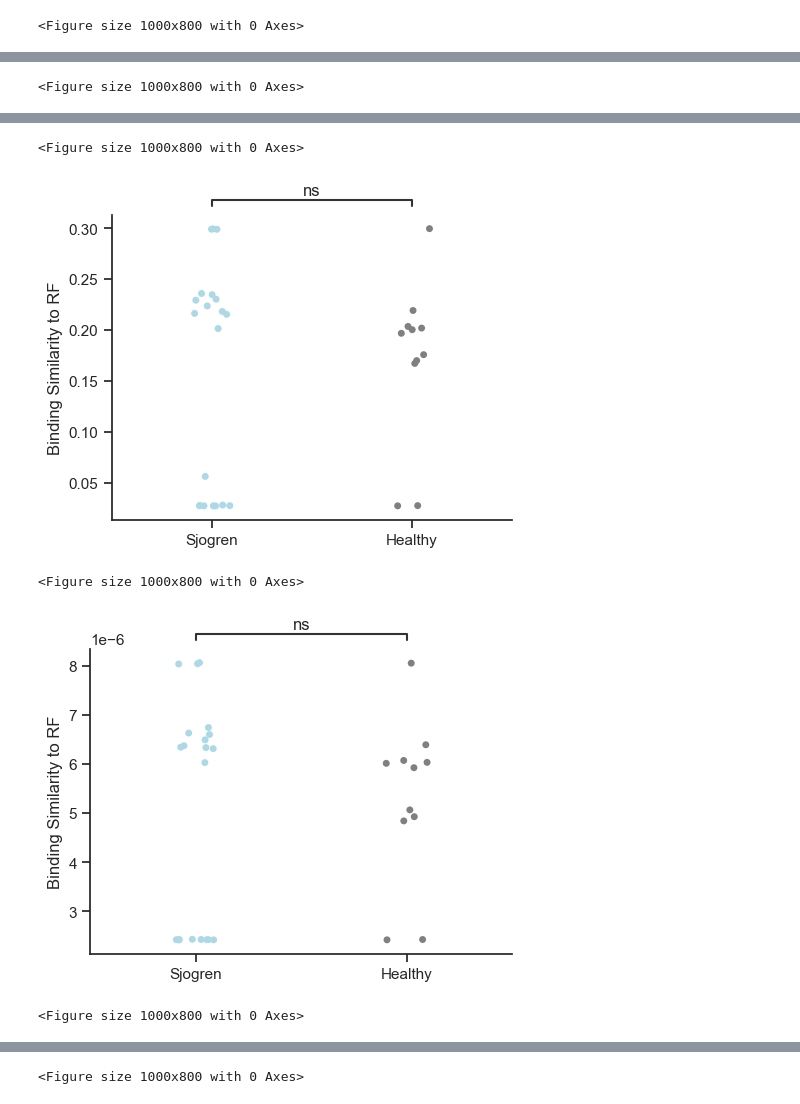
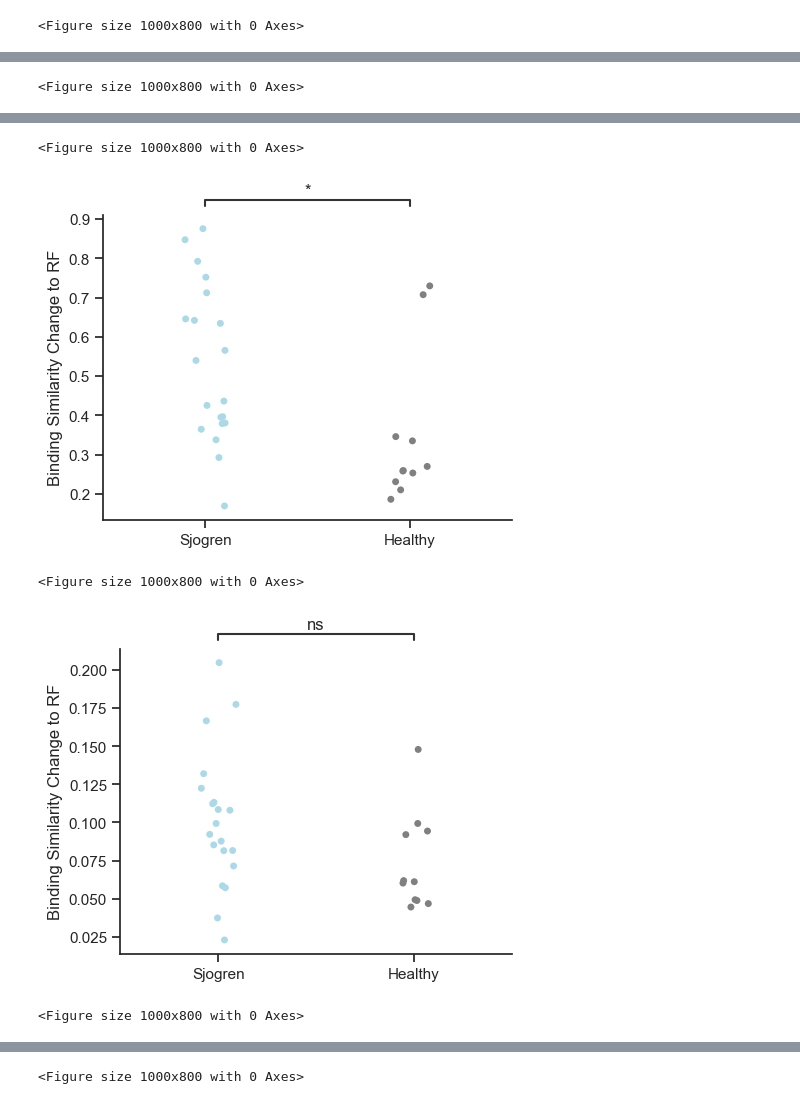
Before and after one commit to DaeheonKwon/Grad_proj, a Jupyter notebook: Class Diversity.ipynb, the cells around one changed output, grey strips where cells are left out. Saved outputs shown, nothing was run; the diff lists cells and outputs as text; code cells hidden in the pictures.

```diff
--- a/Class Diversity.ipynb
+++ b/Class Diversity.ipynb
@@ -433,3 +435,7 @@ pd.DataFrame(healthy_score_1).to_csv('healthy_score_1.csv', index=False)
+# %%
+sjogren_score = [[[float(ind.split('[')[1].split(']')[0].split(', ')[0]), float(ind.split('[')[1].split(']')[0].split(', ')[1])] for ind in row ] for row in pd.read_csv('sjogren_score_1.csv').values.tolist()]
+
+healthy_score = [[[float(ind.split('[')[1].split(']')[0].split(', ')[0]), float(ind.split('[')[1].split(']')[0].split(', ')[1])] for ind in row ] for row in pd.read_csv('healthy_score_1.csv').values.tolist()]
 # %%
 sjogren_data_size = []
 healthy_data_size = []
@@ -455,6 +500,8 @@ NameError: name 'sjogren_score' is not defined
 # %%
-sjogren_score_div = [[sublist[0] for sublist in row] for row in sjogren_score_norm]
-healthy_score_div = [[sublist[0] for sublist in row] for row in healthy_score_norm]
+motif_types = ['CDR1', 'FR2', 'CDR2', 'FR3', 'CDR3', 'whole']
+
+sjogren_score_div = [[sublist[1] / sublist[0] for sublist in row] for row in sjogren_score_norm]
+healthy_score_div = [[sublist[1] / sublist[0] for sublist in row] for row in healthy_score_norm]
 
 # patient_part = [2, 7, 8, 12, 14, 15, 16, 17]
 # patient_antipart = [0, 1, 3, 4, 5, 6, 9, 10, 11, 13, 18, 19]
@@ -488,9 +535,9 @@ for ind, scores in enumerate(list(zip(sjogren_score_div, healthy_score_div))):
     )
     sns.despine()
 
-    plt.ylabel("Binding Similarity to RF")
+    plt.ylabel("Binding Similarity Change to RF")
     plt.tight_layout()
-    plt.savefig(os.path.join('../Data/Figures/Binding_Similarity/IGHV1-69/RF/naive',f'{motif_types[ind]}.png'), dpi=500)
+    plt.savefig(os.path.join('../Data/Figures/Binding_Similarity/Whole/RF/FC',f'{motif_types[ind]}.png'), dpi=500)
 # %% [output]
 p-value annotation legend:
 ns: 5.00e-02 < p <= 1.00e+00
@@ -516,5 +563,5 @@ Sjogren v.s. Healthy: t-test independent samples with Bonferroni correction, P_v
 <Figure size 1000x800 with 0 Axes>
-[figure, old version]
+[figure, new version]
 <Figure size 1000x800 with 0 Axes>
-[figure, old version]
+[figure, new version]
 <Figure size 1000x800 with 0 Axes>
```
Also changed, not shown: parts of 6 cells of this notebook, 3 other files.
